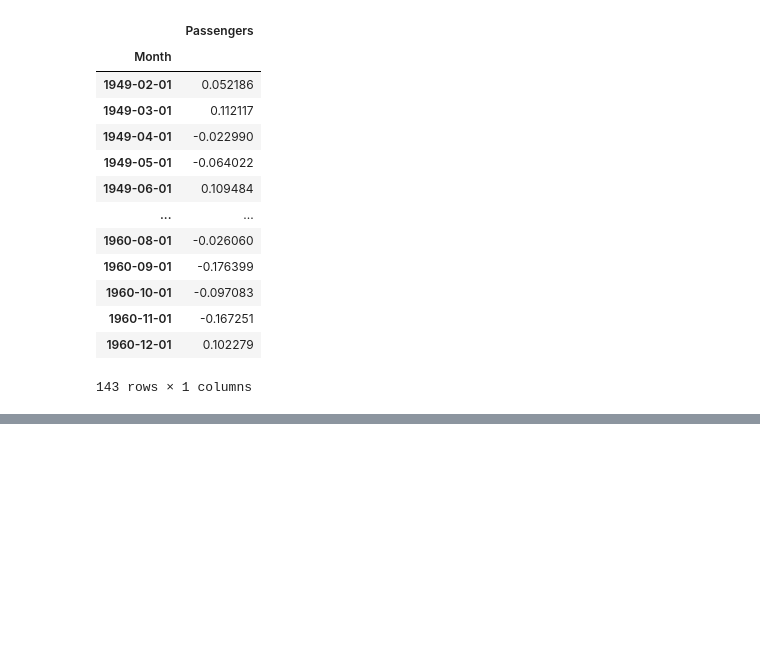
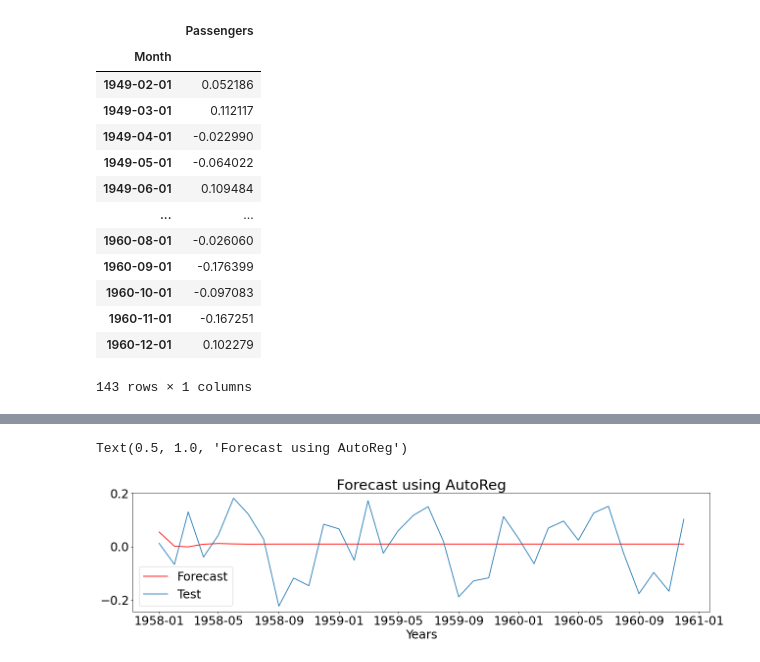
Before and after one commit to ThierrryScotto/Air-Passengers-2.0, a Jupyter notebook: Air_Passengers_2_0.ipynb, the cells around one changed output, grey strips where cells are left out. Saved outputs shown, nothing was run; the diff lists cells and outputs as text; code cells hidden in the pictures; blank space fills up the shorter version.

```diff
--- a/Air_Passengers_2_0.ipynb
+++ b/Air_Passengers_2_0.ipynb
@@ -474,0 +564,12 @@ dataset_log
+# %%
+pred = auto_reg_model.predict(start=len(df_train), end=(len(dataset_log)-1), dynamic=False)
+
+plt.figure(figsize=(19, 4), dpi=80)
+plt.plot(df_test.index, pred, 'red')
+plt.plot(df_test.index, df_test['Passengers'])
+plt.legend(["Forecast", "Test"])
+plt.xlabel("Years")
+plt.title("Forecast using AutoReg")
+# %% [output]
+Text(0.5, 1.0, 'Forecast using AutoReg')
+[figure, added]
```
Also changed, not shown: parts of 16 cells of this notebook.
